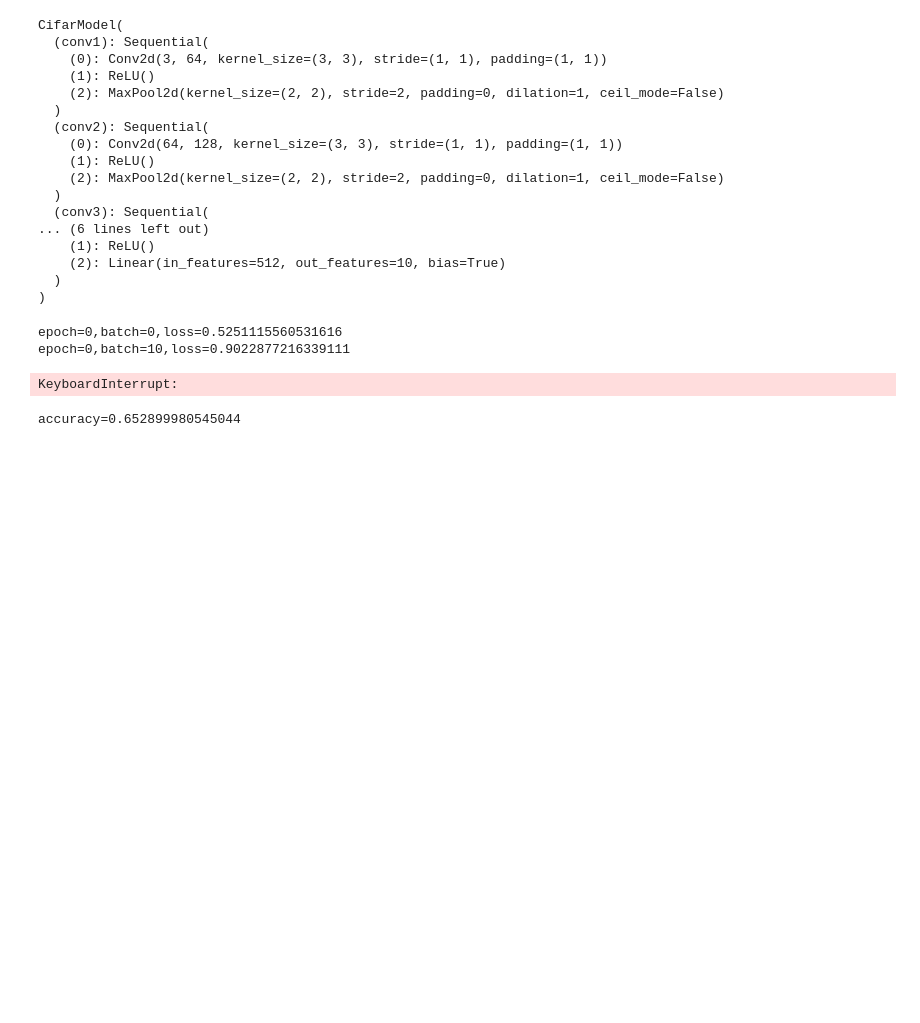
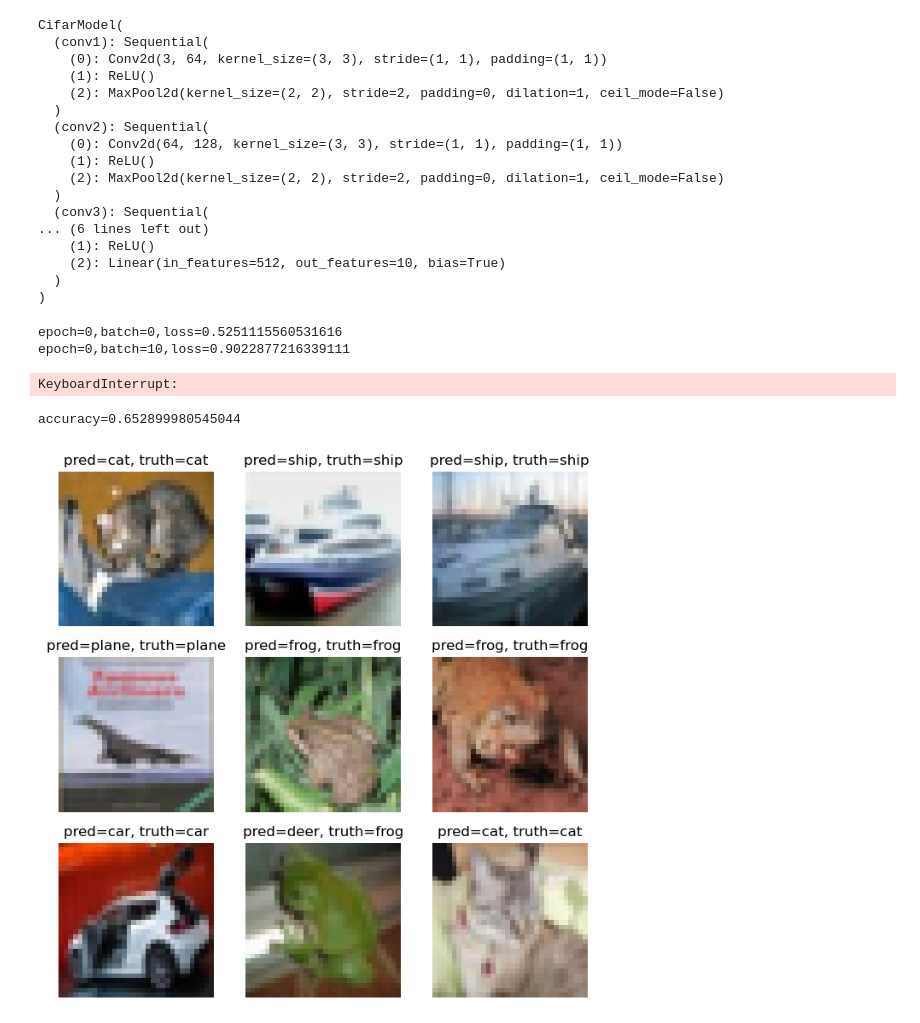
Before and after one commit to openhe-hub/pytorch-learn, a Jupyter notebook: src/cnn/cifar10-classification.ipynb, the cells around one changed output. Cells and saved outputs as stored; diff of their text form; code cells hidden in the pictures; blank space fills up the shorter version.

Commit message:
3-3-upd: add cuda code & test

```diff
--- a/src/cnn/cifar10-classification.ipynb
+++ b/src/cnn/cifar10-classification.ipynb
@@ -160,3 +160,23 @@ def test():
 test()
 # %% [output]
 accuracy=0.652899980545044
+# %%
+fig, axs = plt.subplots(nrows=3, ncols=3, figsize=(8, 8))
+for i, (x, y) in enumerate(test_loader):
+    x = x.to(device)
+    y = y.to(device)
+
+    outputs = model(x)
+    pred = outputs.data.max(1, keepdim=True)[1]
+
+    x = x.permute(0, 2, 3, 1)
+    if i == 0:
+        for j in range(9):
+            idx, idy = int(j / 3), j % 3
+            axs[idx][idy].imshow(x[j].cpu().numpy())
+            axs[idx][idy].axis('off')
+            axs[idx][idy].set_title(f"pred={labels[pred[j].item()]}, truth={labels[y[j].item()]}")
+    else:
+        break
+# %% [output]
+[figure, added]
```
